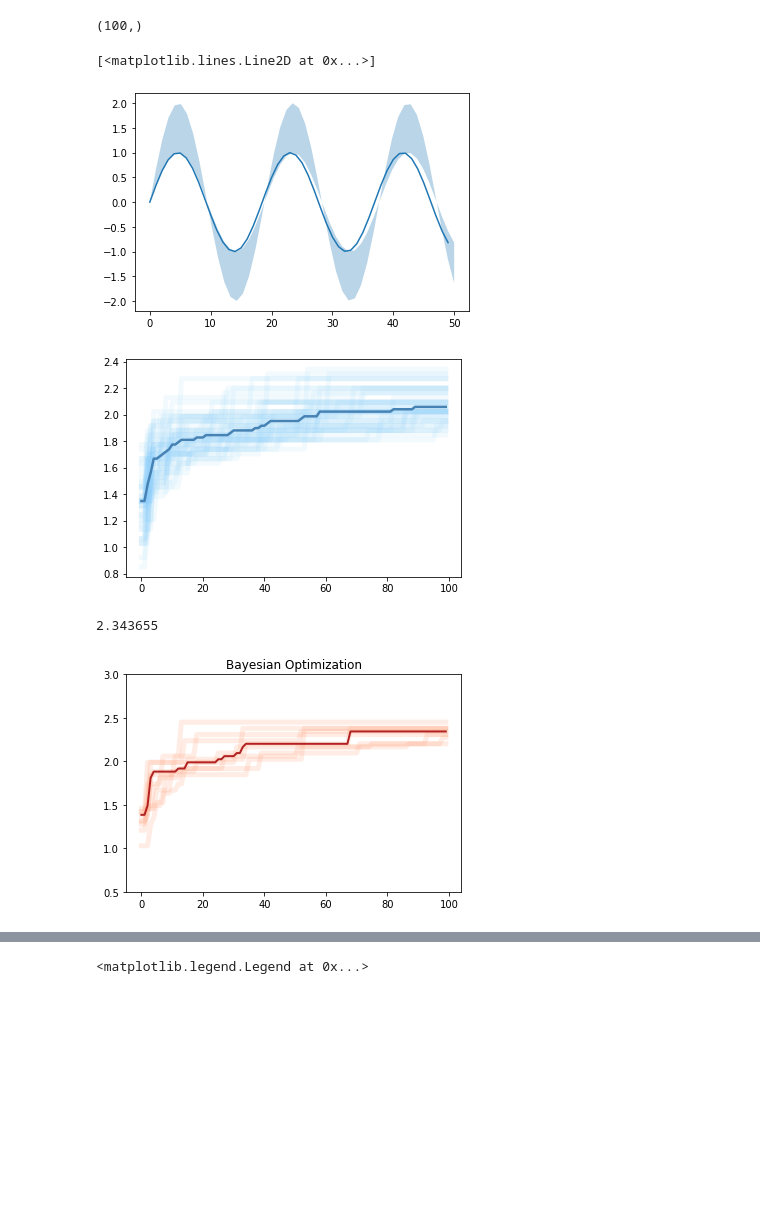
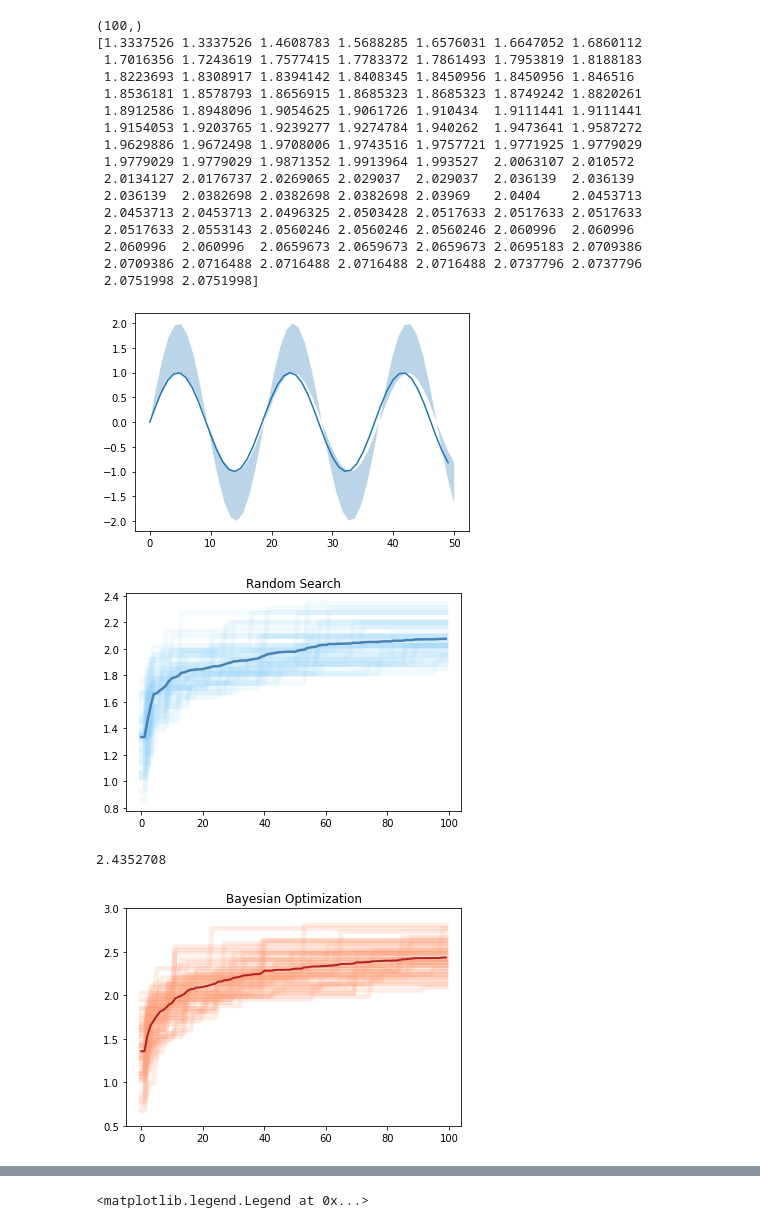
Before and after one commit to ur-whitelab/wazy, a Jupyter notebook: paper/figures.ipynb, the cells around one changed output, grey strips where cells are left out. Saved outputs shown, nothing was run; the diff lists cells and outputs as text; code cells hidden in the pictures; blank space fills up the shorter version.

```diff
--- a/paper/figures.ipynb
+++ b/paper/figures.ipynb
@@ -31,48 +31,66 @@ y1 = np.sin(1/3*x)
 y2 = 2* np.sin(1/3*x)
 plt.figure(1)
 ax = plt.gca()
 ax.plot(y1)
 #ax.plot(y2)
 ax.fill_between(x, y1, y2, alpha=0.3)
 
 y_random = []
 for i in range(50):
     with open('random_result/y{0}.pkl'.format(i), 'rb') as f:
         y_random.append(current_best(pickle.load(f)))
 y_random = np.array(y_random)
 y_random_q = np.quantile(y_random, 1/3, axis=0)
 print(y_random_q.shape)
-y_random_median = np.median(y_random, axis=0)
+y_random_median = np.mean(y_random, axis=0)
 plt.figure()
 ax = plt.gca()
 y_random_mean = y_random[0]
 for i in range(1,50):
     #y_random_mean = list(map(add, y_random[i], y_random_mean))
     ax.plot(y_random[i], alpha=0.1, linewidth=5, color='lightskyblue')
 #y_random_mean = [y_m/100 for y_m in y_random_mean]
 for i in range(0, 5):
     q = 0.2 + 0.8 / 5 * i
     qt = np.quantile(y_random, q, axis=0)
     #ax.plot(qt, alpha=0.0)
     #ax.fill_between(np.linspace(0,50,50), qt, y_random_mean, alpha=0.3, color='powderblue')
 plt.plot(y_random_median, color='steelblue', linewidth=2.5)
+plt.title('Random Search')
+print(y_random_median)
 # %% [output]
 (100,)
+[1.3337526 1.3337526 1.4608783 1.5688285 1.6576031 1.6647052 1.6860112
+ 1.7016356 1.7243619 1.7577415 1.7783372 1.7861493 1.7953819 1.8188183
+ 1.8223693 1.8308917 1.8394142 1.8408345 1.8450956 1.8450956 1.846516
+ 1.8536181 1.8578793 1.8656915 1.8685323 1.8685323 1.8749242 1.8820261
+ 1.8912586 1.8948096 1.9054625 1.9061726 1.910434  1.9111441 1.9111441
+ 1.9154053 1.9203765 1.9239277 1.9274784 1.940262  1.9473641 1.9587272
+ 1.9629886 1.9672498 1.9708006 1.9743516 1.9757721 1.9771925 1.9779029
+ 1.9779029 1.9779029 1.9871352 1.9913964 1.993527  2.0063107 2.010572
+ 2.0134127 2.0176737 2.0269065 2.029037  2.029037  2.036139  2.036139
+ 2.036139  2.0382698 2.0382698 2.0382698 2.03969   2.0404    2.0453713
+ 2.0453713 2.0453713 2.0496325 2.0503428 2.0517633 2.0517633 2.0517633
+ 2.0517633 2.0553143 2.0560246 2.0560246 2.0560246 2.060996  2.060996
+ 2.060996  2.060996  2.0659673 2.0659673 2.0659673 2.0695183 2.0709386
+ 2.0709386 2.0716488 2.0716488 2.0716488 2.0716488 2.0737796 2.0737796
+ 2.0751998 2.0751998]
-[<matplotlib.lines.Line2D at 0x...>]
 [figure]
-[figure, old version]
+[figure, new version]
 # %%
 plt.figure()
 ax = plt.gca()
 y_bo = []
-for i in range(9):
-    with open('./result_e2e_bo/labels/y_{0}.pkl'.format(i), 'rb') as f:
+for i in range(50):
+    with open('./result_e2e_bo/labels_0503_lite/y_{0}.pkl'.format(i), 'rb') as f:
         curr = current_best(pickle.load(f))
         y_bo.append(curr)
         ax.plot(curr, alpha=0.2, color='lightsalmon', linewidth=5)
-y_bo = np.array(y_grad_1)
+y_bo = np.array(y_bo)
 
-y_bo_median = np.median(y_grad_1, axis=0)
+y_bo_median = np.mean(y_bo, axis=0)
+y_bo_max = np.max(y_bo, axis=0)
+y_bo_min = np.min(y_bo, axis=0)
 #for i in range(1,32):
     #y_grad_1_mean = list(map(add, current_best(y_grad_1[i]), y_grad_1_mean))
 #y_grad_1_mean = [y_m/32 for y_m in y_grad_1_mean]
@@ -81,6 +99,6 @@ ax.set_title('Bayesian Optimization')
 ax.set_ylim([0.5, 3.0])
 print(y_bo_median[-1])
 # %% [output]
-2.343655
+2.4352708
-[figure, old version]
+[figure, new version]
 # %%
```
Also changed, not shown: parts of 35 cells of this notebook, 2 other files.
